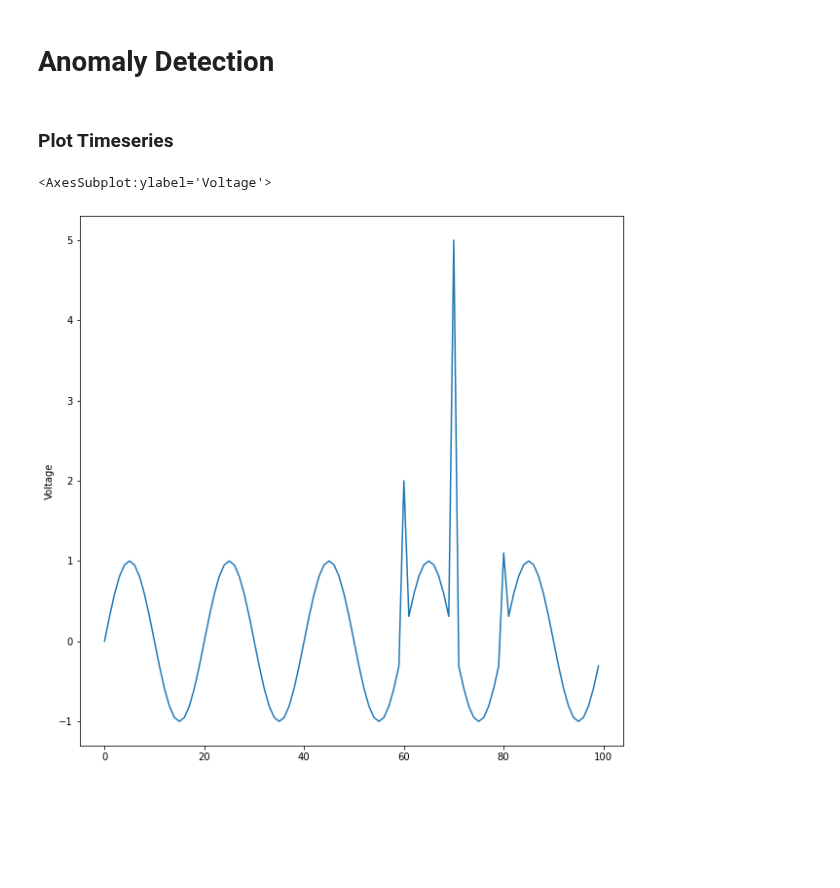
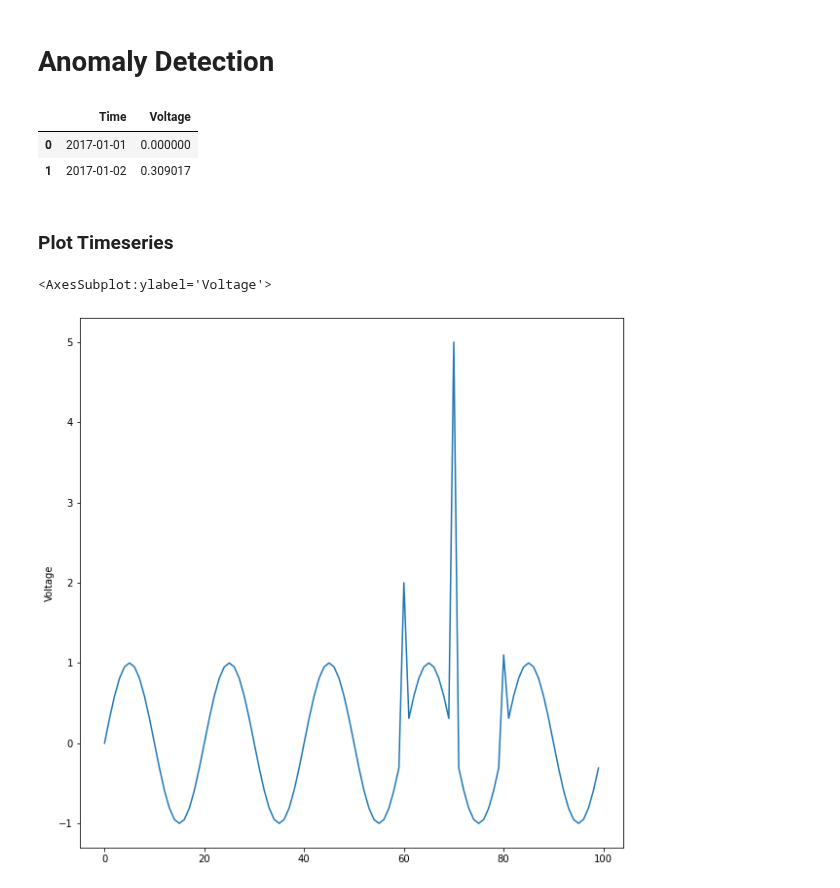
Before and after one commit to data-describe/data-describe, a Jupyter notebook: examples/Anomaly_Detection.ipynb, the cells around one changed output. Drawn from its saved outputs; the diff is of its cells as text; code cells hidden in the pictures; blank space fills up the shorter version.

```diff
--- a/examples/Anomaly_Detection.ipynb
+++ b/examples/Anomaly_Detection.ipynb
@@ -21,6 +21,11 @@ y[80] = 1.1
 # %%
 data = {'Time': t, 'Voltage':y}
 df = pd.DataFrame(data)
+df.head(2)
+# %% [output]
+|  | Time | Voltage |
+| 0 | 2017-01-01 | 0.000000 |
+| 1 | 2017-01-02 | 0.309017 |
 # %% [markdown]
 ### Plot Timeseries
 # %%
```
Also changed, not shown: parts of 6 cells of this notebook.
